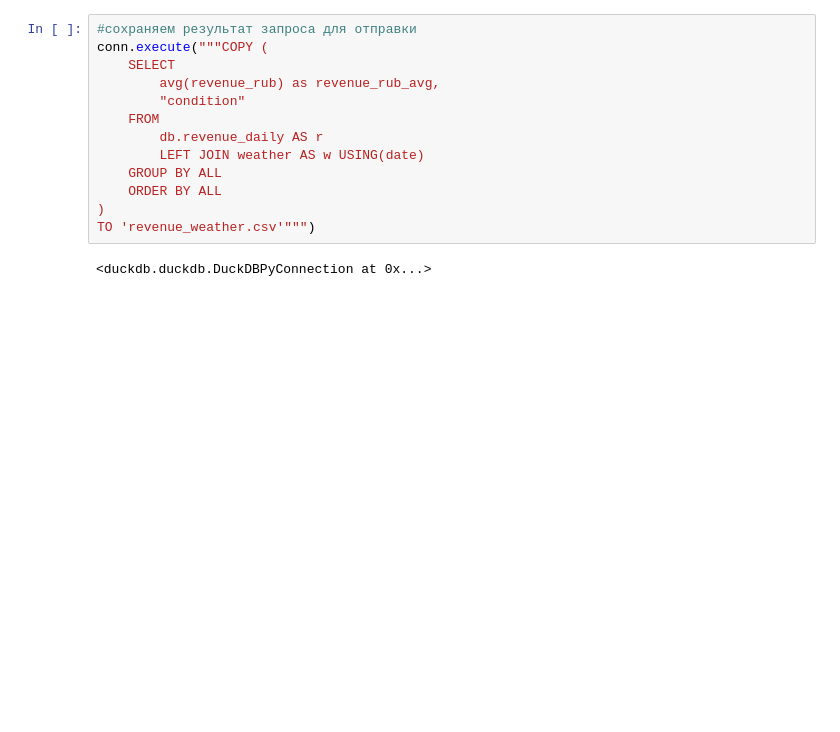
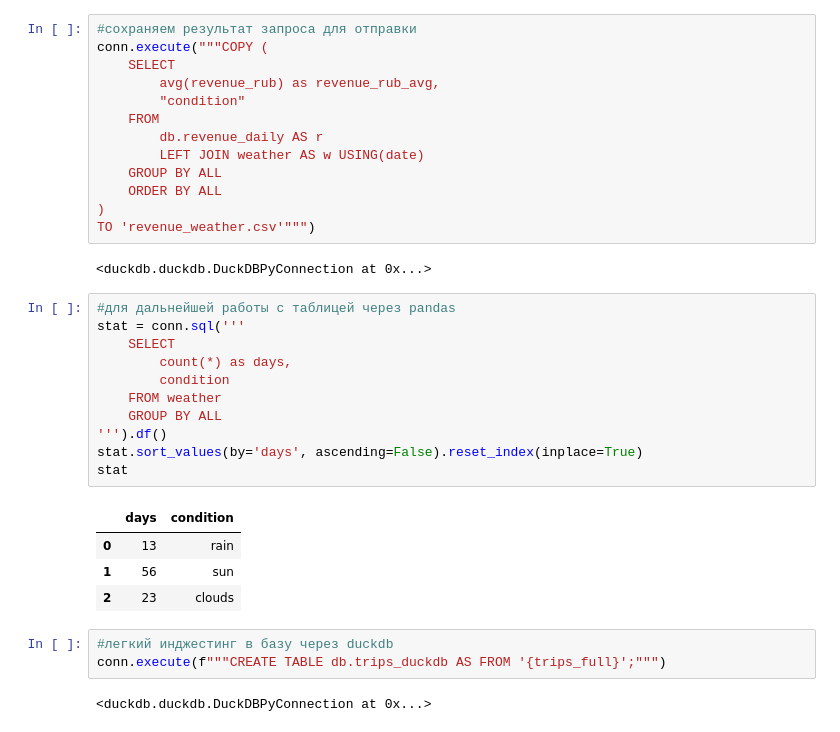
Before and after one commit to neworderby/modern_data_stack_lab, a Jupyter notebook: duckdb/duckdb.ipynb, the cells around one changed output. Drawn from its saved outputs; the diff is of its cells as text; blank space fills up the shorter version.

```diff
--- a/duckdb/duckdb.ipynb
+++ b/duckdb/duckdb.ipynb
@@ -326,3 +326,24 @@ conn.execute("""COPY (
 TO 'revenue_weather.csv'""")
 # %% [output]
 <duckdb.duckdb.DuckDBPyConnection at 0x...>
+# %%
+#для дальнейшей работы с таблицей через pandas
+stat = conn.sql('''
+    SELECT
+        count(*) as days,
+        condition
+    FROM weather
+    GROUP BY ALL
+''').df()
+stat.sort_values(by='days', ascending=False).reset_index(inplace=True)
+stat
+# %% [output]
+|  | days | condition |
+| 0 | 13 | rain |
+| 1 | 56 | sun |
+| 2 | 23 | clouds |
+# %%
+#легкий инджестинг в базу через duckdb
+conn.execute(f"""CREATE TABLE db.trips_duckdb AS FROM '{trips_full}';""")
+# %% [output]
+<duckdb.duckdb.DuckDBPyConnection at 0x...>
```
Also changed, not shown: 3 other files.
